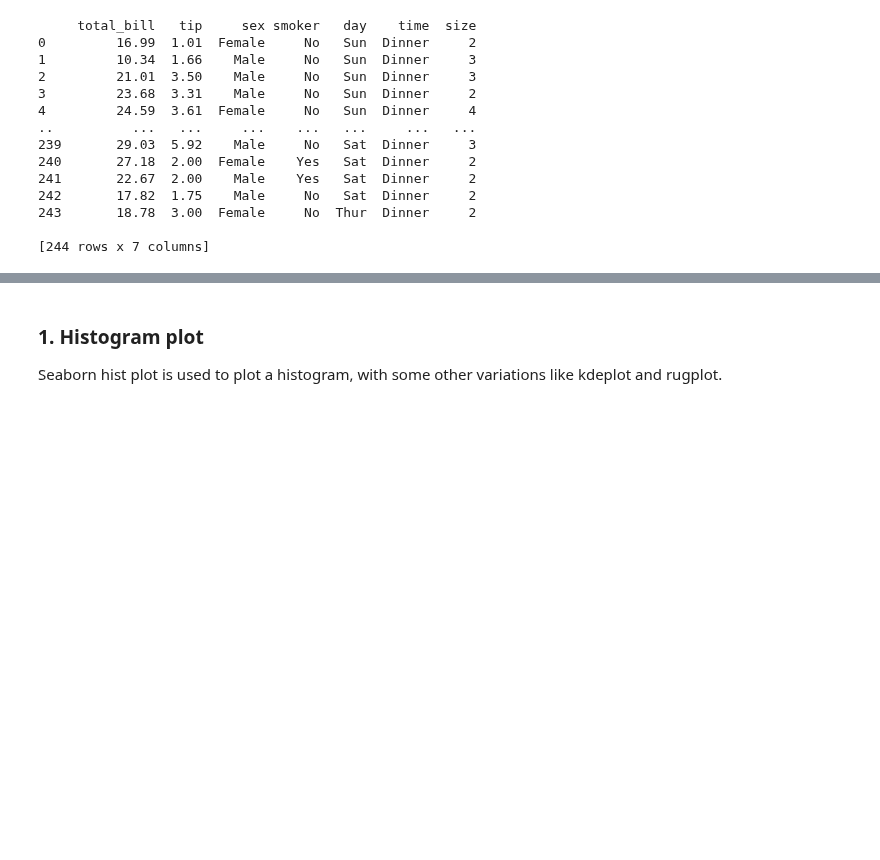
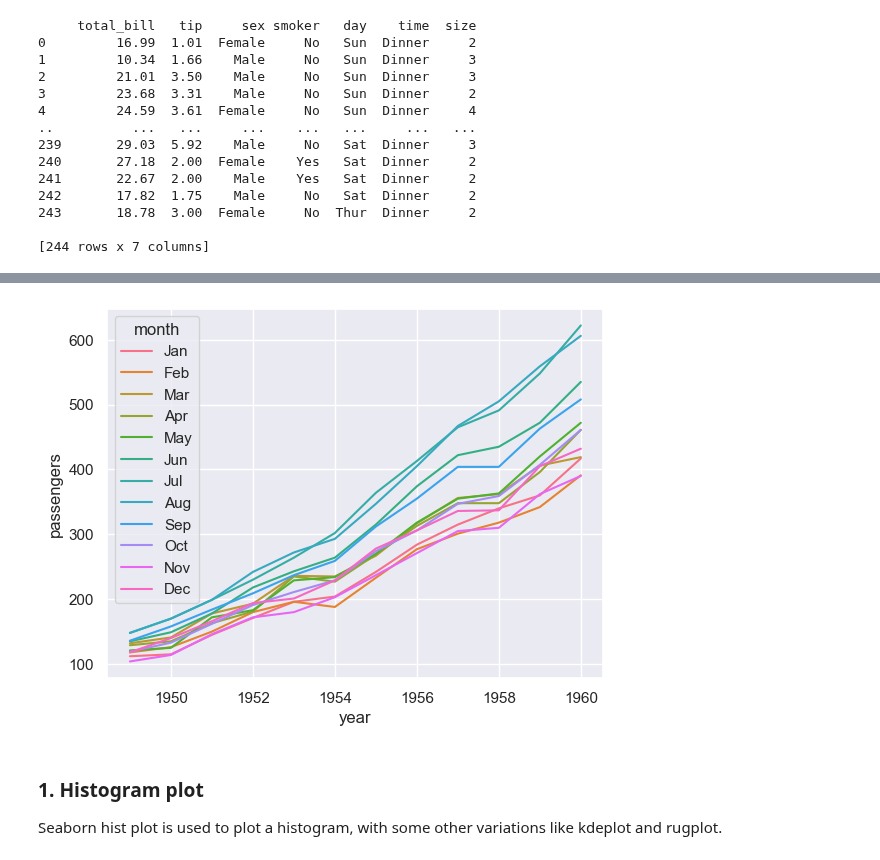
Before and after one commit to arunp77/Python-programming, a Jupyter notebook: Python-fundamental/Matplotlib.ipynb, the cells around one changed output, grey strips where cells are left out. Saved outputs shown, nothing was run; the diff lists cells and outputs as text; code cells hidden in the pictures; blank space fills up the shorter version.

```diff
--- a/Python-fundamental/Matplotlib.ipynb
+++ b/Python-fundamental/Matplotlib.ipynb
@@ -1126,3 +1171,17 @@ print(df)
+# %%
+flights = sns.load_dataset("flights")
+flights.head()
+
+sns.lineplot(data=flights, x="year", y="passengers", hue="month")
+
+# may_flights = flights.query("month == 'May'")
+# sns.lineplot(data=may_flights, x="year", y="passengers")
+
+sns.set(style="darkgrid")
+
+plt.show()
+# %% [output]
+[figure, added]
 # %% [markdown]
 ### 1. Histogram plot
 
```
Also changed, not shown: parts of 7 cells of this notebook.
